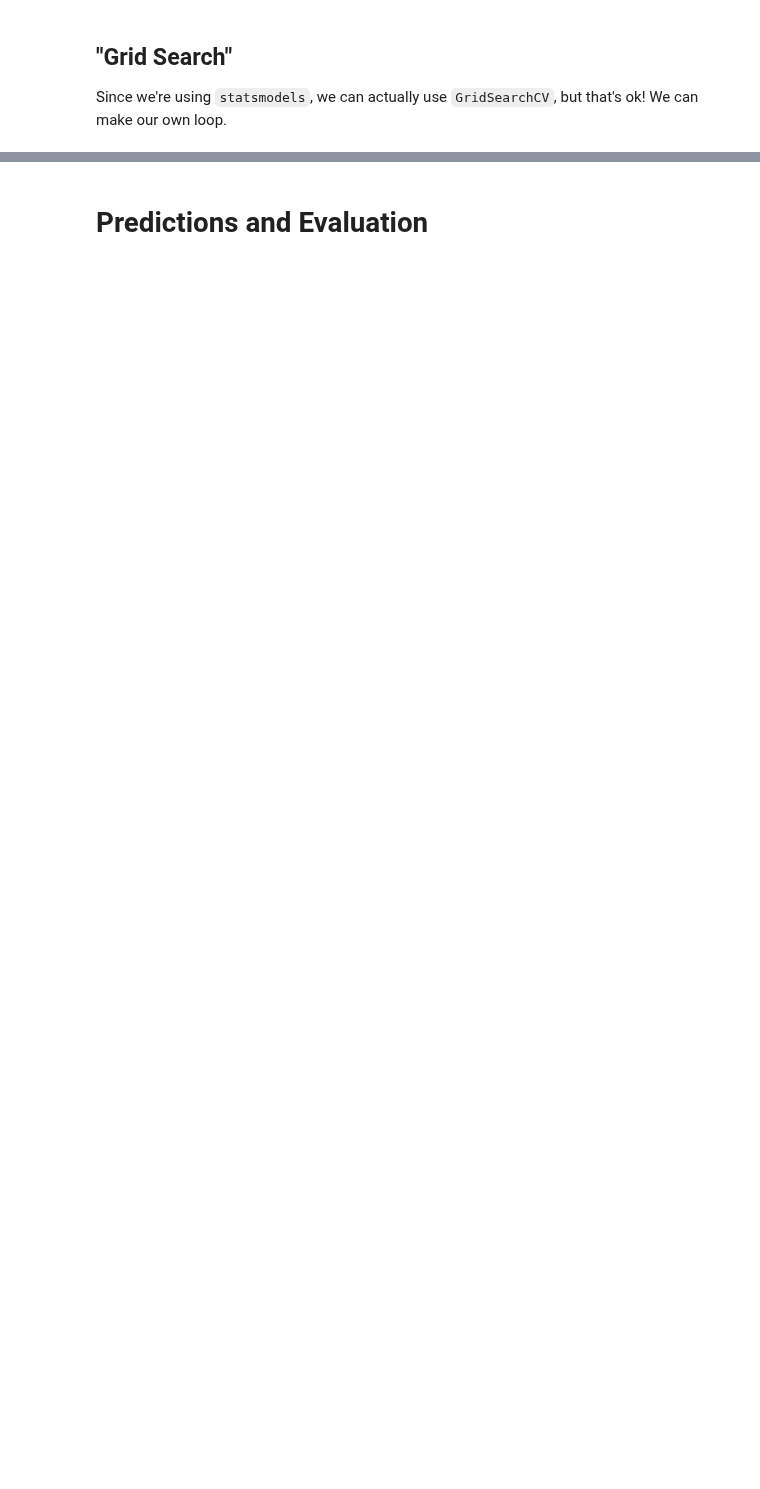
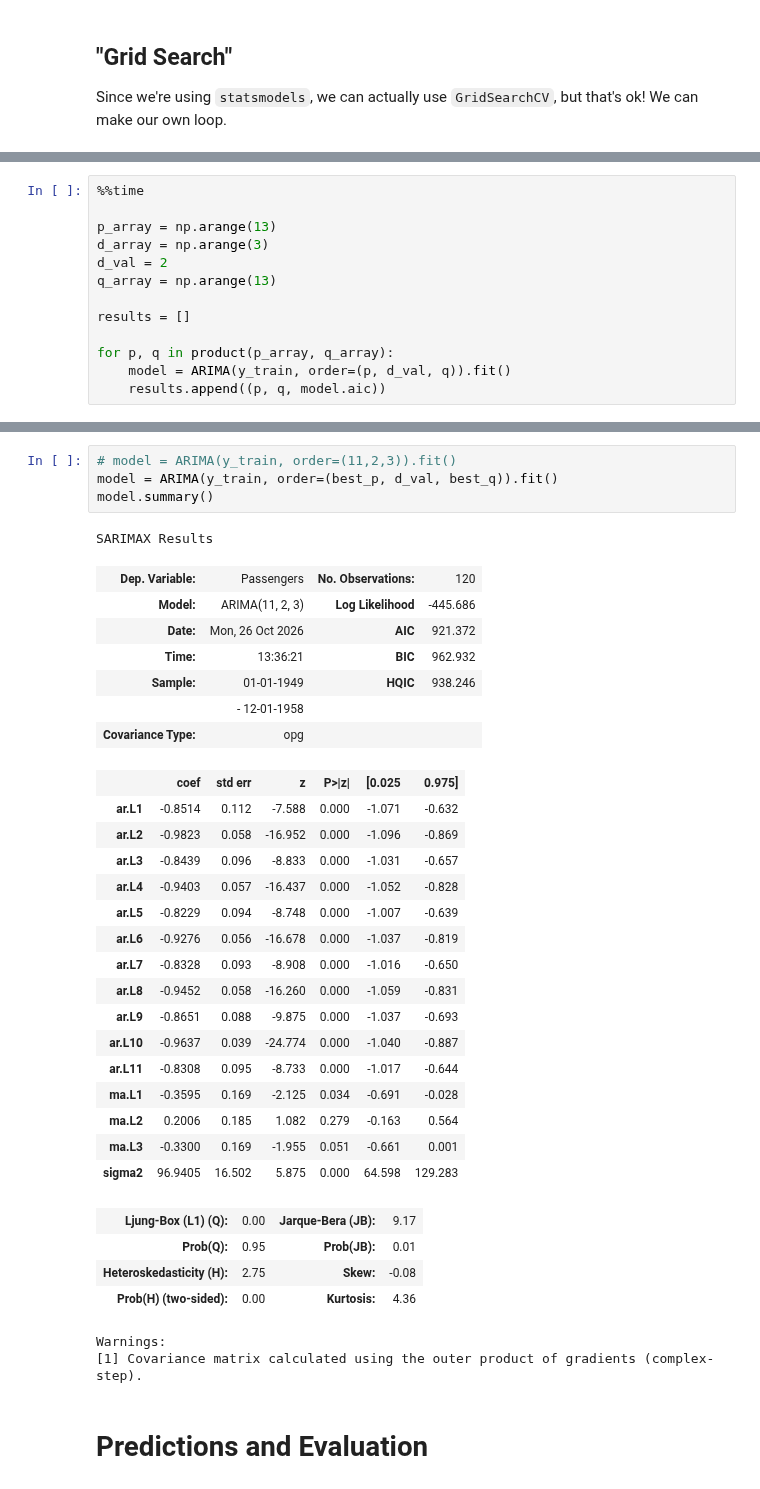
Before and after one commit to CharleyHananiaGA/DSB-Unit-03, a Jupyter notebook: 17 - Time Series II - Modeling/ts-ii-modeling-starter.ipynb, the cells around one changed output, grey strips where cells are left out. Cells and saved outputs as stored; diff of their text form; blank space fills up the shorter version.

```diff
--- a/17 - Time Series II - Modeling/ts-ii-modeling-starter.ipynb
+++ b/17 - Time Series II - Modeling/ts-ii-modeling-starter.ipynb
@@ -299,0 +323,13 @@ Since we're using `statsmodels`, we can actually use `GridSearchCV`, but that's
+# %%
+%%time
+
+p_array = np.arange(13)
+d_array = np.arange(3)
+d_val = 2
+q_array = np.arange(13)
+
+results = []
+
+for p, q in product(p_array, q_array):
+    model = ARIMA(y_train, order=(p, d_val, q)).fit()
+    results.append((p, q, model.aic))
@@ -300,2 +357,37 @@ Since we're using `statsmodels`, we can actually use `GridSearchCV`, but that's
+# %%
+# model = ARIMA(y_train, order=(11,2,3)).fit()
+model = ARIMA(y_train, order=(best_p, d_val, best_q)).fit()
+model.summary()
+# %% [output]
+SARIMAX Results
+| Dep. Variable: | Passengers | No. Observations: | 120 |
+| Model: | ARIMA(11, 2, 3) | Log Likelihood | -445.686 |
+| Date: | Mon, 26 Oct 2026 | AIC | 921.372 |
+| Time: | 13:36:21 | BIC | 962.932 |
+| Sample: | 01-01-1949 | HQIC | 938.246 |
+|  | - 12-01-1958 |  |  |
+| Covariance Type: | opg |  |  |
+|  | coef | std err | z | P>|z| | [0.025 | 0.975] |
+| ar.L1 | -0.8514 | 0.112 | -7.588 | 0.000 | -1.071 | -0.632 |
+| ar.L2 | -0.9823 | 0.058 | -16.952 | 0.000 | -1.096 | -0.869 |
+| ar.L3 | -0.8439 | 0.096 | -8.833 | 0.000 | -1.031 | -0.657 |
+| ar.L4 | -0.9403 | 0.057 | -16.437 | 0.000 | -1.052 | -0.828 |
+| ar.L5 | -0.8229 | 0.094 | -8.748 | 0.000 | -1.007 | -0.639 |
+| ar.L6 | -0.9276 | 0.056 | -16.678 | 0.000 | -1.037 | -0.819 |
+| ar.L7 | -0.8328 | 0.093 | -8.908 | 0.000 | -1.016 | -0.650 |
+| ar.L8 | -0.9452 | 0.058 | -16.260 | 0.000 | -1.059 | -0.831 |
+| ar.L9 | -0.8651 | 0.088 | -9.875 | 0.000 | -1.037 | -0.693 |
+| ar.L10 | -0.9637 | 0.039 | -24.774 | 0.000 | -1.040 | -0.887 |
+| ar.L11 | -0.8308 | 0.095 | -8.733 | 0.000 | -1.017 | -0.644 |
+| ma.L1 | -0.3595 | 0.169 | -2.125 | 0.034 | -0.691 | -0.028 |
+| ma.L2 | 0.2006 | 0.185 | 1.082 | 0.279 | -0.163 | 0.564 |
+| ma.L3 | -0.3300 | 0.169 | -1.955 | 0.051 | -0.661 | 0.001 |
+| sigma2 | 96.9405 | 16.502 | 5.875 | 0.000 | 64.598 | 129.283 |
+| Ljung-Box (L1) (Q): | 0.00 | Jarque-Bera (JB): | 9.17 |
+| Prob(Q): | 0.95 | Prob(JB): | 0.01 |
+| Heteroskedasticity (H): | 2.75 | Skew: | -0.08 |
+| Prob(H) (two-sided): | 0.00 | Kurtosis: | 4.36 |
+Warnings:
+[1] Covariance matrix calculated using the outer product of gradients (complex-step).
 # %% [markdown]
 # Predictions and Evaluation
```
Also changed, not shown: parts of 10 cells of this notebook.
